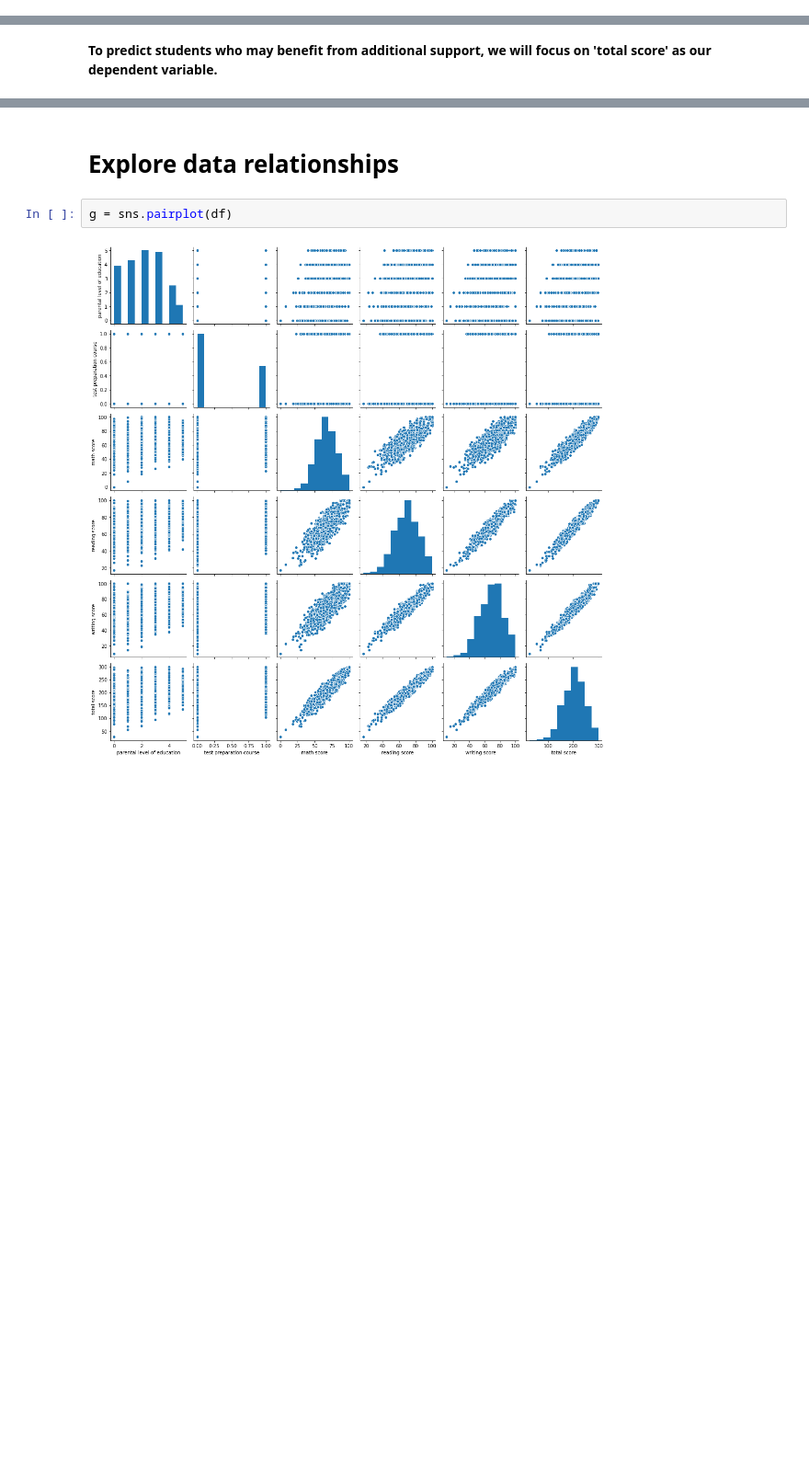
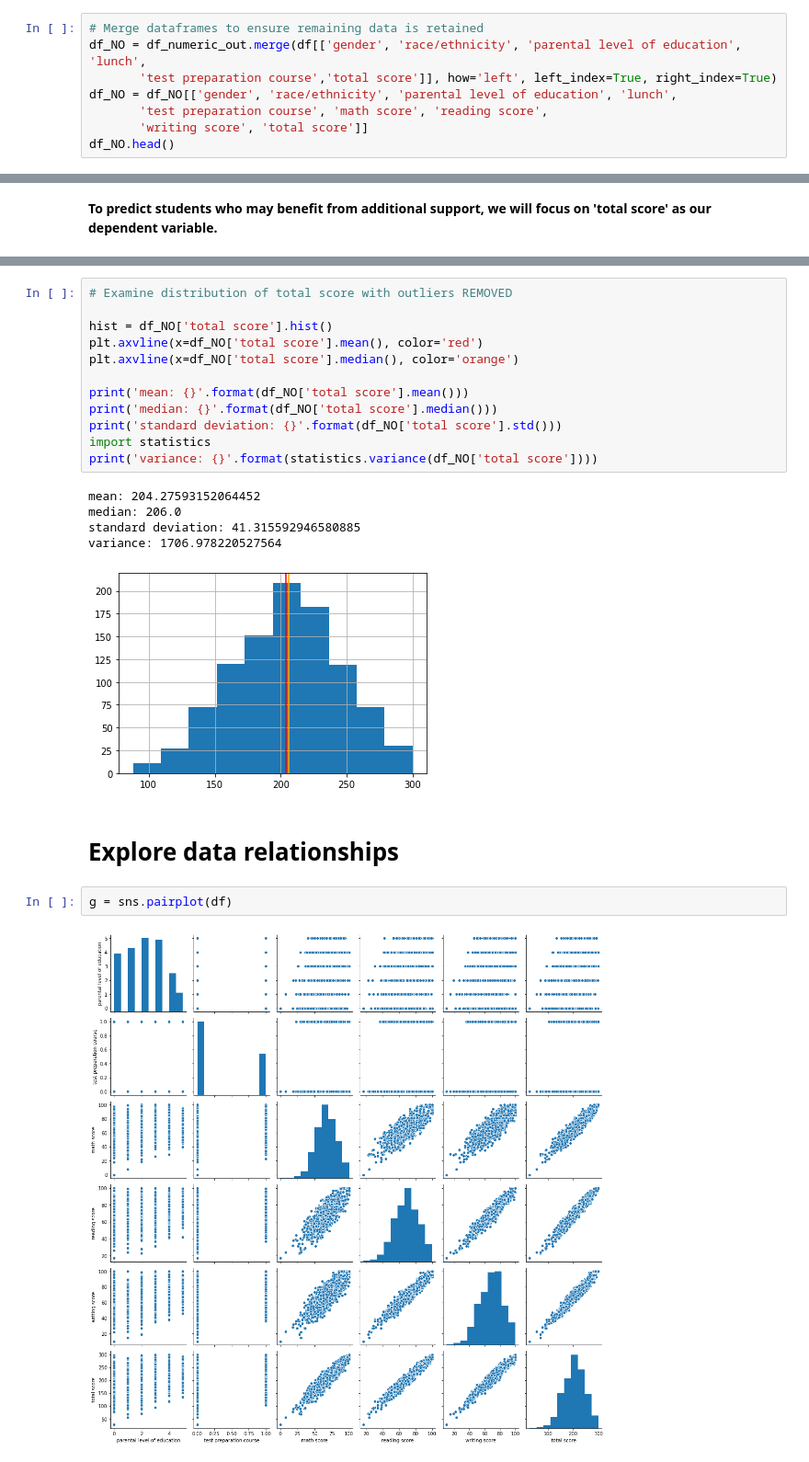
Before and after one commit to taflor/Student-Scores, a Jupyter notebook: notebooks/1.2 Exploratory Data Analysis.ipynb, the cells around one changed output, grey strips where cells are left out. Shown at 92% size. Drawn from its saved outputs; the diff is of its cells as text; blank space fills up the shorter version.

```diff
--- a/notebooks/1.2 Exploratory Data Analysis.ipynb
+++ b/notebooks/1.2 Exploratory Data Analysis.ipynb
@@ -109,0 +165,8 @@ boxplot = df.boxplot(grid=False, vert=False, fontsize=11, figsize=(10,10))
+# %%
+# Merge dataframes to ensure remaining data is retained
+df_NO = df_numeric_out.merge(df[['gender', 'race/ethnicity', 'parental level of education', 'lunch',
+       'test preparation course','total score']], how='left', left_index=True, right_index=True)
+df_NO = df_NO[['gender', 'race/ethnicity', 'parental level of education', 'lunch',
+       'test preparation course', 'math score', 'reading score',
+       'writing score', 'total score']]
+df_NO.head()
@@ -116,3 +213,21 @@ hist = df['total score'].hist(bins=30)
+# %%
+# Examine distribution of total score with outliers REMOVED
+
+hist = df_NO['total score'].hist()
+plt.axvline(x=df_NO['total score'].mean(), color='red')
+plt.axvline(x=df_NO['total score'].median(), color='orange')
+
+print('mean: {}'.format(df_NO['total score'].mean()))
+print('median: {}'.format(df_NO['total score'].median()))
+print('standard deviation: {}'.format(df_NO['total score'].std()))
+import statistics
+print('variance: {}'.format(statistics.variance(df_NO['total score'])))
+# %% [output]
+mean: 204.27593152064452
+median: 206.0
+standard deviation: 41.315592946580885
+variance: 1706.978220527564
+[figure, added]
 # %% [markdown]
 # Explore data relationships
 # %%
```
Also changed, not shown: parts of 36 cells of this notebook, 4 other files.
